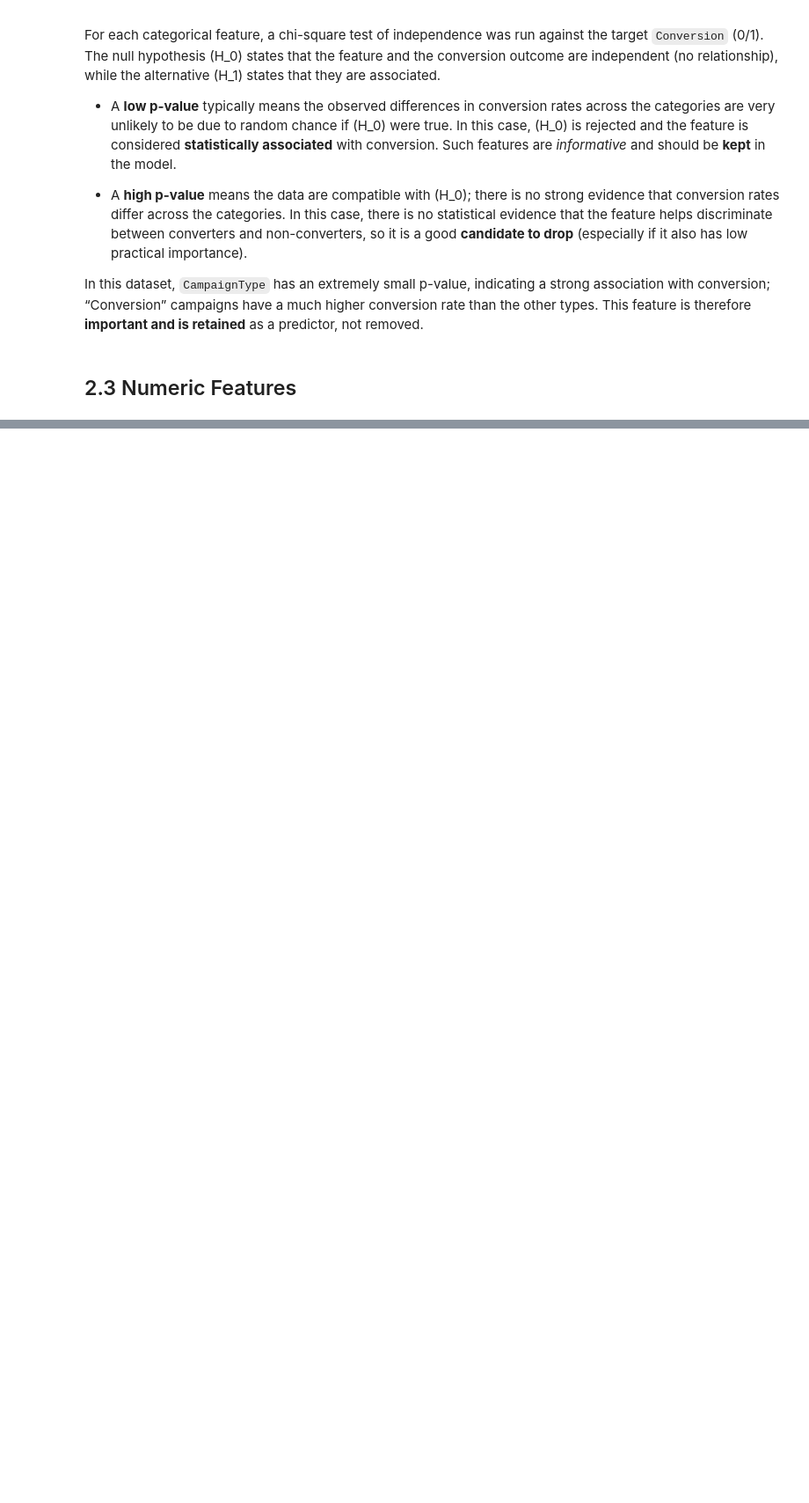
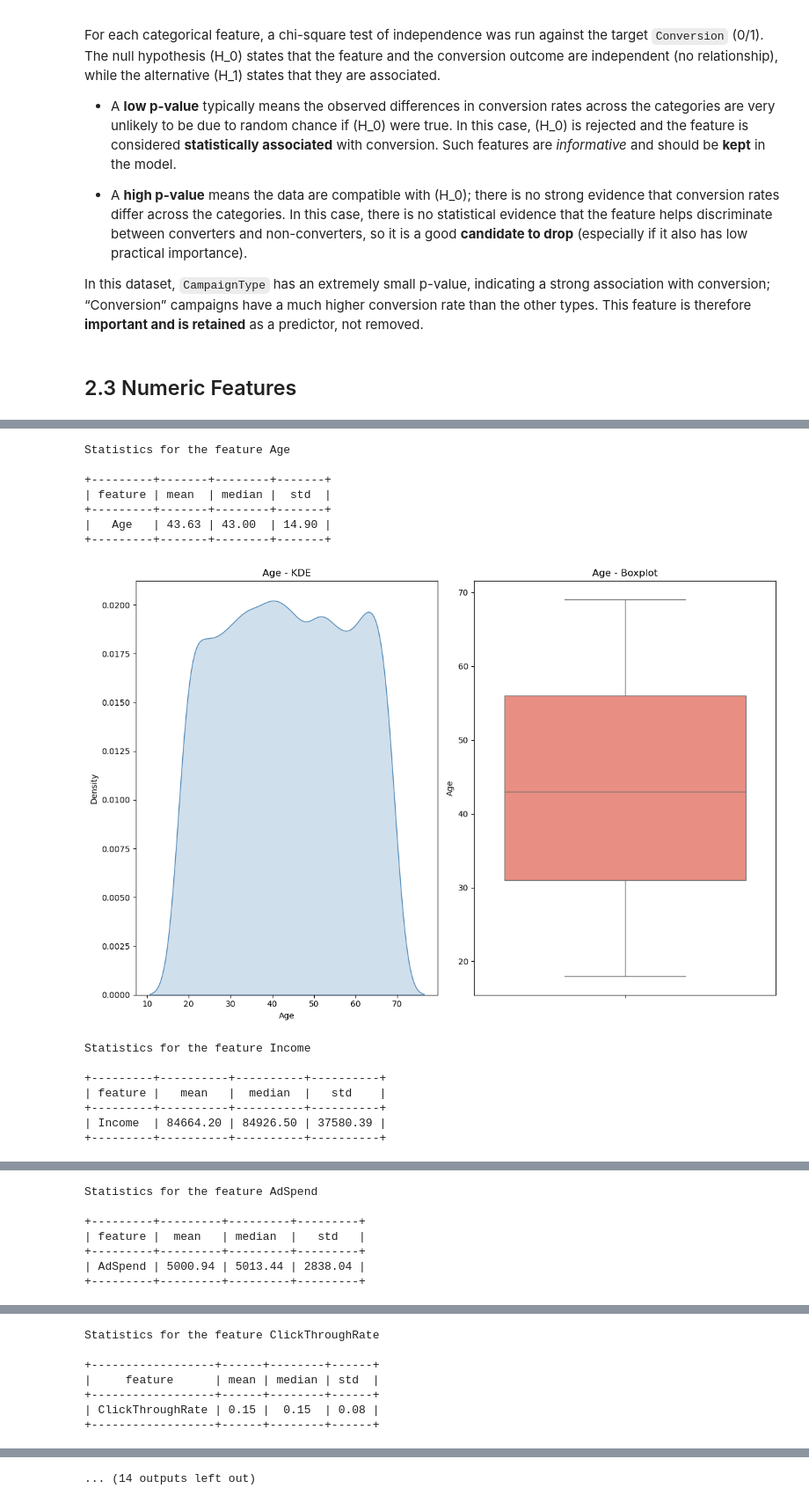
Before and after one commit to victorhrls/Digital-Marketing-Conversion, a Jupyter notebook: ab_test_eda.ipynb, the cells around one changed output, grey strips where cells are left out. Shown at 88% size. Saved outputs shown, nothing was run; the diff lists cells and outputs as text; code cells hidden in the pictures; blank space fills up the shorter version.

```diff
--- a/ab_test_eda.ipynb
+++ b/ab_test_eda.ipynb
@@ -346,0 +402,61 @@ In this dataset, `CampaignType` has an extremely small p-value, indicating a str
+# %%
+# All numeric KDE and boxplot
+
+
+feature_numeric_no_goal = features_numeric.drop(['Conversion'],axis =1)
+
+for col in feature_numeric_no_goal:
+    col_series = dataset[col]
+
+    # stats
+
+    stats_col = {
+        'feature' : col,
+        'mean': col_series.mean(),
+        'median': col_series.median(),
+        'std': col_series.std()
+    }
+
+    stats_fmt = {
+        'feature': [stats_col['feature']],
+        'mean':   [f"{stats_col['mean']:.2f}"],
+        'median': [f"{stats_col['median']:.2f}"],
+        'std':    [f"{stats_col['std']:.2f}"],
+    }
+
+    print(f'\nStatistics for the feature {col}\n')
+    print(tabulate(stats_fmt, headers="keys", tablefmt="pretty", showindex=False))
+
+
+
+    # Plot
+
+    fig = plt.figure(figsize = (12, 8))
+    ax1 = fig.add_subplot(1,2,1)        # KDE
+    ax2 = fig.add_subplot(1,2,2)        # Boxplot
+
+    sns.kdeplot(x=col_series, ax = ax1, fill = True, color = 'steelblue')
+    ax1.set_title(f'{col} - KDE')
+
+    sns.boxplot(y=col_series , ax = ax2 , color = 'salmon')
+    ax2.set_title(f'{col} - Boxplot')
+
+
+    plt.tight_layout()
+    plt.show()
+# %% [output]
+Statistics for the feature Age
+
++---------+-------+--------+-------+
+| feature | mean  | median |  std  |
++---------+-------+--------+-------+
+|   Age   | 43.63 | 43.00  | 14.90 |
++---------+-------+--------+-------+
+[figure, added]
+Statistics for the feature Income
+
++---------+----------+----------+----------+
+| feature |   mean   |  median  |   std    |
++---------+----------+----------+----------+
+| Income  | 84664.20 | 84926.50 | 37580.39 |
++---------+----------+----------+----------+
@@ -346,0 +464,7 @@ In this dataset, `CampaignType` has an extremely small p-value, indicating a str
+Statistics for the feature AdSpend
+
++---------+---------+---------+---------+
+| feature |  mean   | median  |   std   |
++---------+---------+---------+---------+
+| AdSpend | 5000.94 | 5013.44 | 2838.04 |
++---------+---------+---------+---------+
@@ -346,0 +472,7 @@ In this dataset, `CampaignType` has an extremely small p-value, indicating a str
+Statistics for the feature ClickThroughRate
+
++------------------+------+--------+------+
+|     feature      | mean | median | std  |
++------------------+------+--------+------+
+| ClickThroughRate | 0.15 |  0.15  | 0.08 |
++------------------+------+--------+------+
@@ -346,0 +496 @@ In this dataset, `CampaignType` has an extremely small p-value, indicating a str
+... (14 outputs left out)
```
Also changed, not shown: parts of 11 cells of this notebook.
